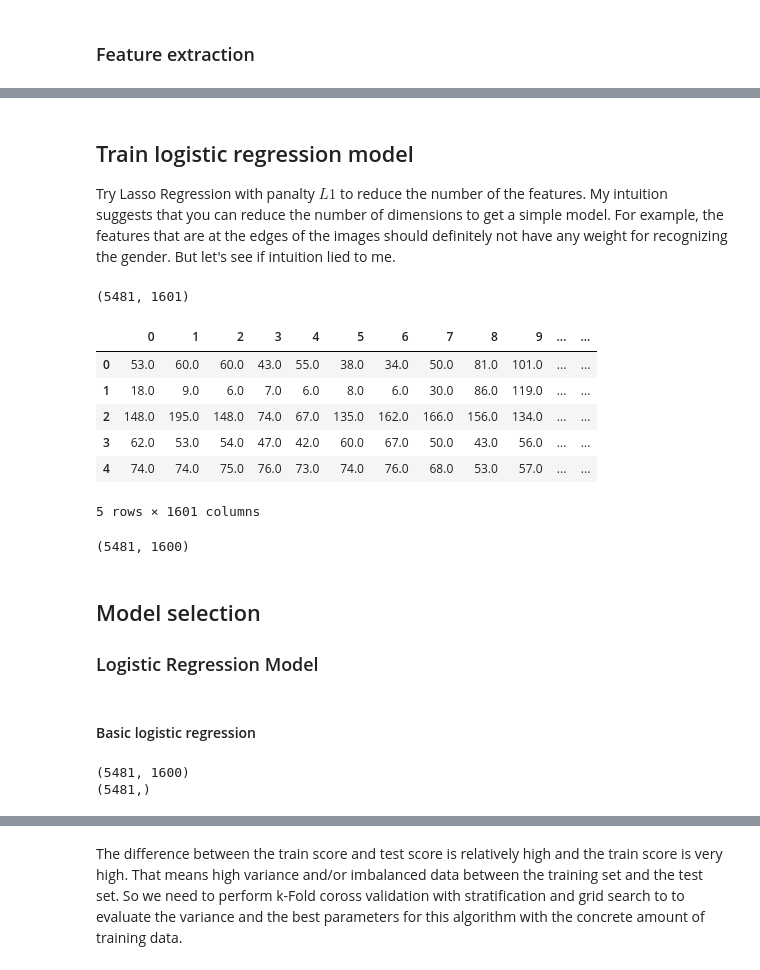
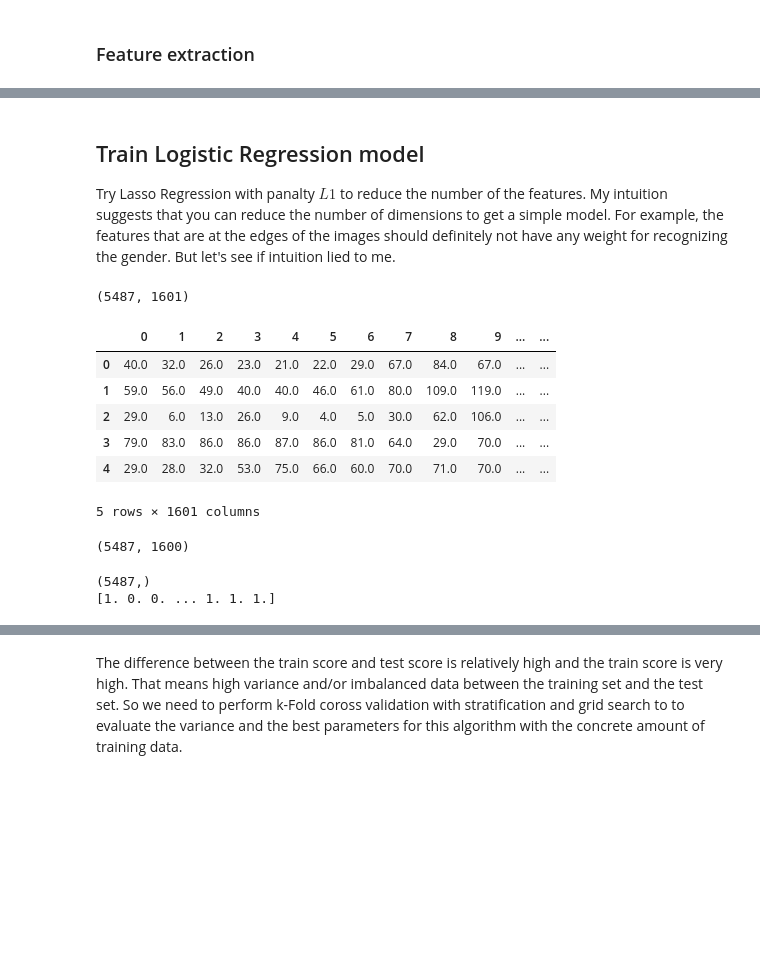
Before and after one commit to dim4o/gender-recognizer, a Jupyter notebook: Gender Classification.ipynb, the cells around one changed output, grey strips where cells are left out. Cells and saved outputs as stored; diff of their text form; code cells hidden in the pictures; blank space fills up the shorter version.

```diff
--- a/Gender Classification.ipynb
+++ b/Gender Classification.ipynb
@@ -423,44 +477,29 @@ np.savetxt("./genders_data_40x40_pca_200_large.csv", gender_faces_data.astype(np
 # %% [markdown]
-## Train logistic regression model
+## Train Logistic Regression model
 Try Lasso Regression with panalty $L1$ to reduce the number of the features. My intuition suggests that you can reduce the number of dimensions to get a simple model. For example, the features that are at the edges of the images should definitely not have any weight for recognizing the gender. But let's see if intuition lied to me.
 # %%
-gender_faces_data = pd.read_csv('./genders_data_40x40_pca_200_large.csv', sep=',', header=None)
+gender_faces_data = pd.read_csv('./faces_data/genders_data_40x40_large_2.csv', sep=',', header=None)
 
 print(gender_faces_data.shape)
 gender_faces_data.head()
 # %% [output]
-(5481, 1601)
+(5487, 1601)
 |  | 0 | 1 | 2 | 3 | 4 | 5 | 6 | 7 | 8 | 9 | ... | ... |
-| 0 | 53.0 | 60.0 | 60.0 | 43.0 | 55.0 | 38.0 | 34.0 | 50.0 | 81.0 | 101.0 | ... | ... |
-| 1 | 18.0 | 9.0 | 6.0 | 7.0 | 6.0 | 8.0 | 6.0 | 30.0 | 86.0 | 119.0 | ... | ... |
-| 2 | 148.0 | 195.0 | 148.0 | 74.0 | 67.0 | 135.0 | 162.0 | 166.0 | 156.0 | 134.0 | ... | ... |
-| 3 | 62.0 | 53.0 | 54.0 | 47.0 | 42.0 | 60.0 | 67.0 | 50.0 | 43.0 | 56.0 | ... | ... |
-| 4 | 74.0 | 74.0 | 75.0 | 76.0 | 73.0 | 74.0 | 76.0 | 68.0 | 53.0 | 57.0 | ... | ... |
+| 0 | 40.0 | 32.0 | 26.0 | 23.0 | 21.0 | 22.0 | 29.0 | 67.0 | 84.0 | 67.0 | ... | ... |
+| 1 | 59.0 | 56.0 | 49.0 | 40.0 | 40.0 | 46.0 | 61.0 | 80.0 | 109.0 | 119.0 | ... | ... |
+| 2 | 29.0 | 6.0 | 13.0 | 26.0 | 9.0 | 4.0 | 5.0 | 30.0 | 62.0 | 106.0 | ... | ... |
+| 3 | 79.0 | 83.0 | 86.0 | 86.0 | 87.0 | 86.0 | 81.0 | 64.0 | 29.0 | 70.0 | ... | ... |
+| 4 | 29.0 | 28.0 | 32.0 | 53.0 | 75.0 | 66.0 | 60.0 | 70.0 | 71.0 | 70.0 | ... | ... |
 5 rows × 1601 columns
 # %%
 features = gender_faces_data.as_matrix()[:, :RESIZE_SHAPE[0]*RESIZE_SHAPE[1]] #features = gender_faces_data[:, :50*50] # features = gender_faces_data.as_matrix()[:, :50*50]
 print(features.shape)
 # %% [output]
-(5481, 1600)
+(5487, 1600)
 # %%
 labels = gender_faces_data.as_matrix()[:, RESIZE_SHAPE[0]*RESIZE_SHAPE[1]:].ravel() # labels = gender_faces_data.as_matrix()[:, 50*50:].ravel()
 print(labels.shape)
 print(labels)
+# %% [output]
+(5487,)
+[1. 0. 0. ... 1. 1. 1.]
-# %% [markdown]
-## Model selection
-### Logistic Regression Model
-# %% [markdown]
-#### Basic logistic regression
-# %%
-print(features.shape)
-print(labels.shape)
-pca = SelectPercentile(percentile=100)
-pca.fit(features, labels)
-rediced_features = pca.transform(features)
-rediced_features.shape
-
-features_train, features_test, labels_train, labels_test = train_test_split(
-    rediced_features, labels, train_size=0.7, test_size=0.3, random_state=42)
-# %% [output]
-(5481, 1600)
-(5481,)
```
Also changed, not shown: parts of 143 cells of this notebook, 2 other files.
